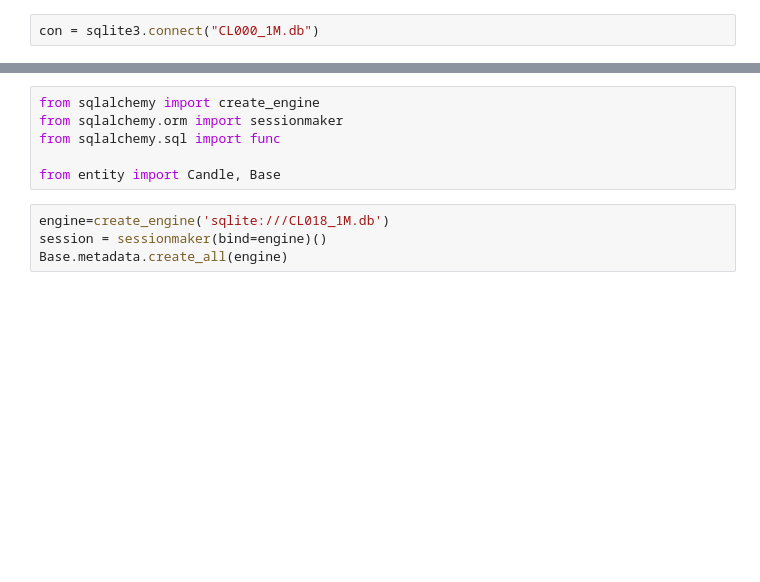
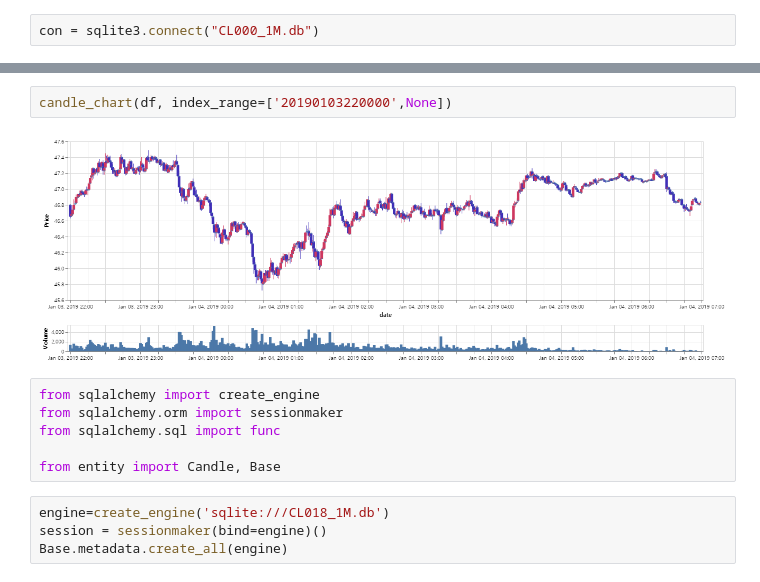
Before and after one commit to pickmoment/hero, a Jupyter notebook: db/work.ipynb, the cells around one changed output, grey strips where cells are left out. Drawn from its saved outputs; the diff is of its cells as text; blank space fills up the shorter version.

```diff
--- a/db/work.ipynb
+++ b/db/work.ipynb
@@ -146,3 +276,7 @@ bar = alt.Chart(df).mark_bar().encode(
+# %%
+candle_chart(df, index_range=['20190103220000',None])
+# %% [output]
+[figure, added]
 # %%
 from sqlalchemy import create_engine
 from sqlalchemy.orm import sessionmaker
```
Also changed, not shown: parts of 46 cells of this notebook, 2 other files.
